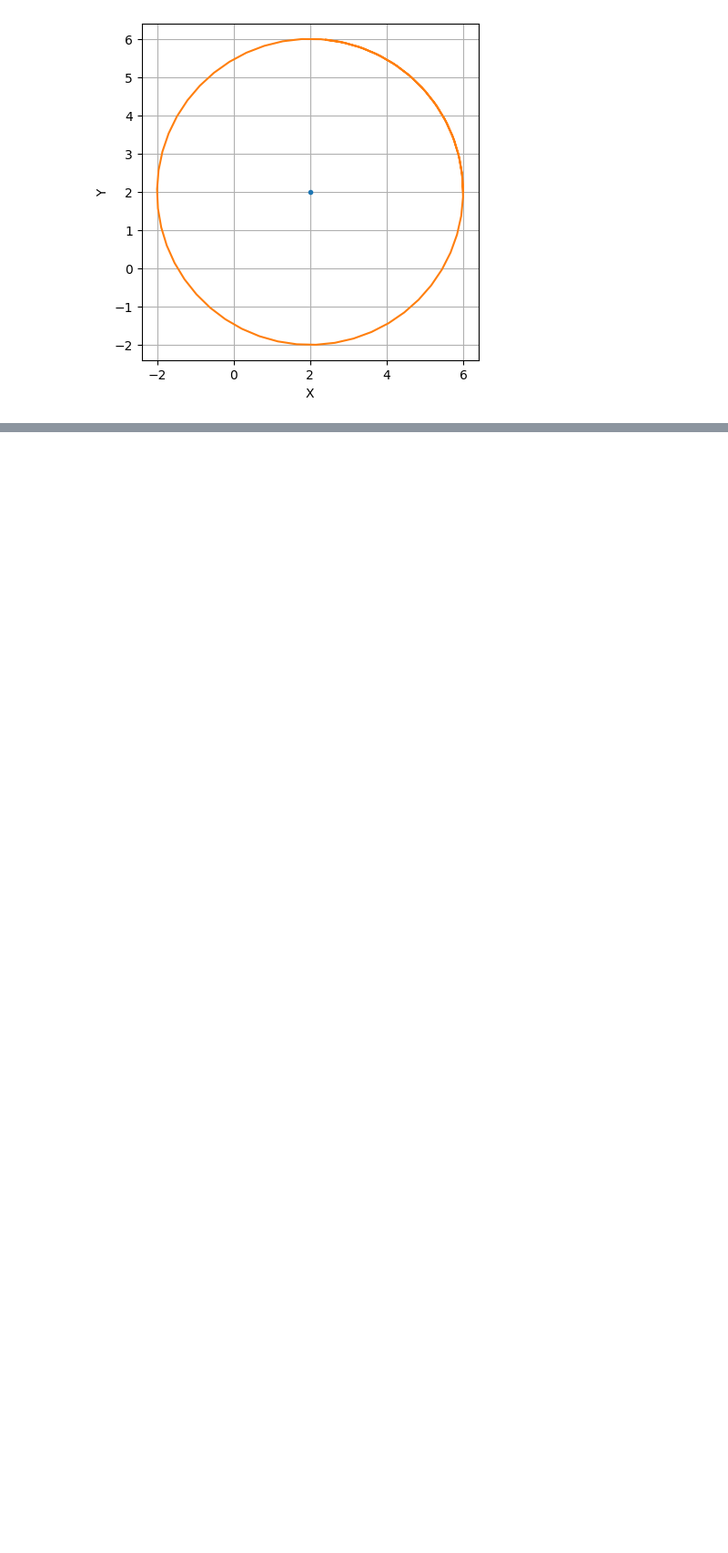
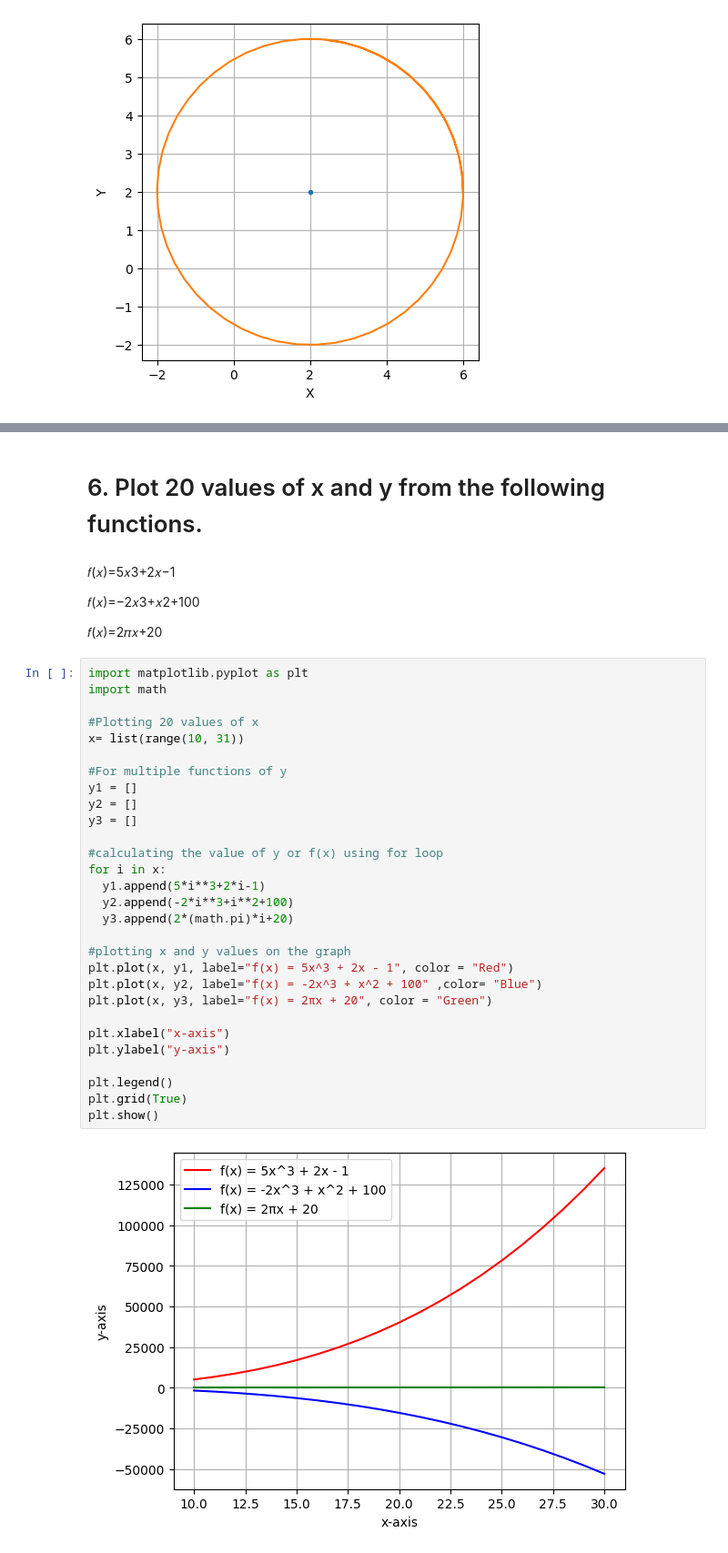
Before and after one commit to anurag-76/CM-Workshop2, a Jupyter notebook: Workshop3(MatPlotLib).ipynb, the cells around one changed output, grey strips where cells are left out. Shown at 91% size. Saved outputs shown, nothing was run; the diff lists cells and outputs as text; blank space fills up the shorter version.

```diff
--- a/Workshop3(MatPlotLib).ipynb
+++ b/Workshop3(MatPlotLib).ipynb
@@ -189,0 +236,39 @@ plt.show()
+# %% [markdown]
+# 6. Plot 20 values of x and y from the following functions.
+# %% [markdown]
+𝑓(𝑥)=5𝑥3+2𝑥−1
+
+𝑓(𝑥)=−2𝑥3+𝑥2+100
+
+𝑓(𝑥)=2𝜋𝑥+20
+# %%
+import matplotlib.pyplot as plt
+import math
+
+#Plotting 20 values of x
+x= list(range(10, 31))
+
+#For multiple functions of y
+y1 = []
+y2 = []
+y3 = []
+
+#calculating the value of y or f(x) using for loop
+for i in x:
+  y1.append(5*i**3+2*i-1)
+  y2.append(-2*i**3+i**2+100)
+  y3.append(2*(math.pi)*i+20)
+
+#plotting x and y values on the graph
+plt.plot(x, y1, label="f(x) = 5x^3 + 2x - 1", color = "Red")
+plt.plot(x, y2, label="f(x) = -2x^3 + x^2 + 100" ,color= "Blue")
+plt.plot(x, y3, label="f(x) = 2πx + 20", color = "Green")
+
+plt.xlabel("x-axis")
+plt.ylabel("y-axis")
+
+plt.legend()
+plt.grid(True)
+plt.show()
+# %% [output]
+[figure, added]
```
Also changed, not shown: parts of 19 cells of this notebook.
